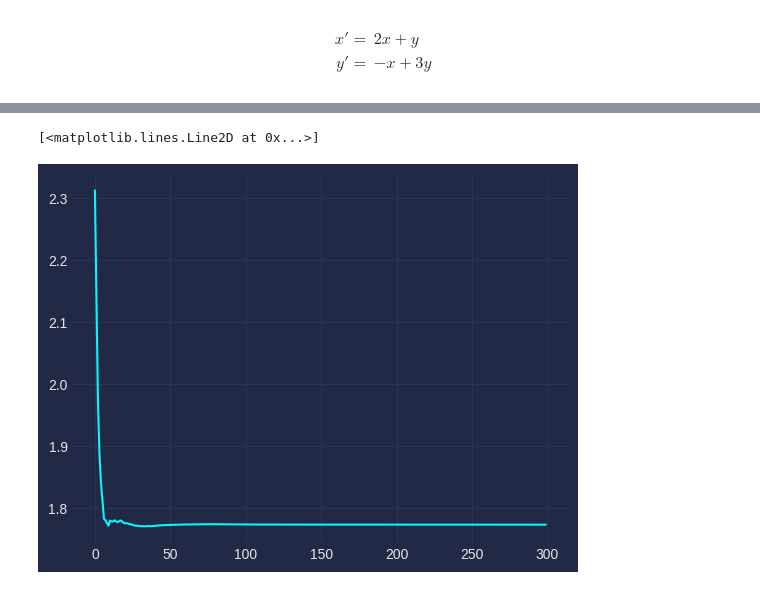
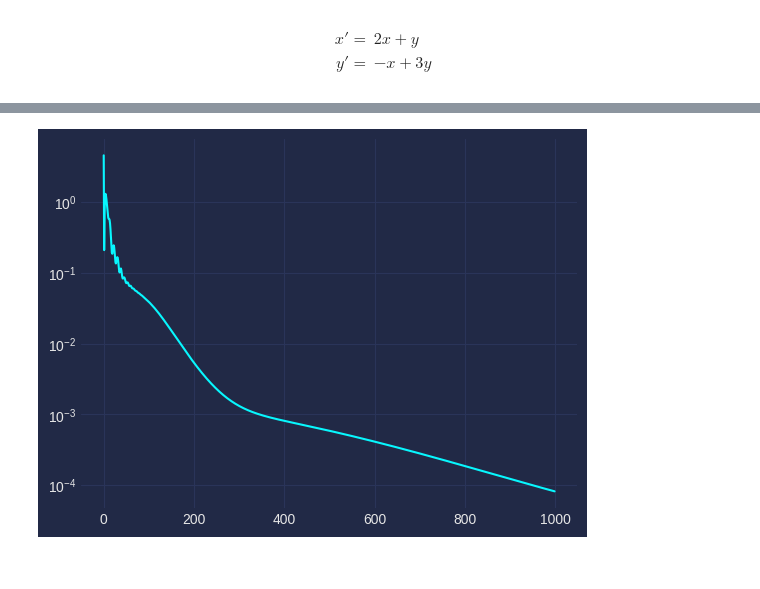
Before and after one commit to JuanDDiosRojas/NeuralNetworks, a Jupyter notebook: PINN/systems.ipynb, the cells around one changed output, grey strips where cells are left out. Cells and saved outputs as stored; diff of their text form; code cells hidden in the pictures.

```diff
--- a/PINN/systems.ipynb
+++ b/PINN/systems.ipynb
@@ -123,7 +168,7 @@ Sequential(
 )
 # %%
 #The domain and the batch for the training
-ti=0.0
-tf=10.0
+ti=-12.0
+tf=0.0
 
-t=torch.linspace(ti,tf,30).view(-1,1)
+t=torch.linspace(ti,tf,100).view(-1,1)
@@ -154,11 +199,11 @@ tensor([[-0.0186],
 # %%
 #reparam of the solution to meet the initial conditions
-init_conditions=torch.tensor([[1.5,1.0]])
+init_conditions=torch.tensor([[0.0005,0.3,0.7]], requires_grad=True)
 
 def Param(t,x0=init_conditions,net=ANN):
     #out = net(T)
     #b=1-torch.exp(ti-T[:,0])
     #return torch.reshape(T[:,1],out.size()) + b*out
     #return T[:,1].view(-1,1) + a.view(-1,1) +b.view(-1,1)**2 * out
-    return x0 + (1.0-torch.exp(ti-t))*net(t)
-    #return x0 + b.view(-1,1) * out
+    return x0 + (1.0-torch.exp(t))*net(t)
+    #return x0 + b.view(-1,1) * out}
@@ -330,3 +228,29 @@ tensor(1.5035, grad_fn=<LinalgVectorNormBackward0>)
+# %%
+g_r = 4.0/3.0
+g_m = 1.0
+g_l = 0.0
+
+def cost(t):
+    t.requires_grad=True
+    Or=Param(t)[:,0].view(-1,1)
+    Om=Param(t)[:,1].view(-1,1)
+    Ol=Param(t)[:,2].view(-1,1)
+
+    D_Or = nth_derivative(Param,t, 0, 0,1)
+    D_Om = nth_derivative(Param,t, 1, 0,1)
+    D_Ol = nth_derivative(Param,t, 2, 0,1)
+
+    pi = g_l*Ol + g_r*Or + g_m*Om
+
+    # a=torch.linalg.norm(D_Ol - 3*(pi - g_l)*Ol )**2
+    # b=torch.linalg.norm(D_Or - 3*(pi - g_r)*Or )**2
+    # c=torch.linalg.norm(D_Om - 3*(pi - g_m)*Om )**2
+
+    a=torch.mean((D_Ol - 3*(pi - g_l)*Ol )**2)
+    b=torch.mean((D_Or - 3*(pi - g_r)*Or )**2)
+    c=torch.mean((D_Om - 3*(pi - g_m)*Om )**2)
+
+    return  a + b + c
 # %%
 cost(t)
 # %% [output]
@@ -334,5 +258,6 @@ tensor(2.3125, grad_fn=<AddBackward0>)
 # %%
 learning_rate=0.01
-epocas=300
+epocas=1000
 
-optimizer = torch.optim.Adam(ANN.parameters(), lr=learning_rate, weight_decay=0.1)
+
+optimizer = torch.optim.Adam(ANN.parameters(), lr=learning_rate)
@@ -339,24 +266,24 @@ optimizer = torch.optim.Adam(ANN.parameters(), lr=learning_rate, weight_decay=0.
 # %%
 #loop de entrenamiendo
 pbar = tqdm.tqdm(range(epocas), desc="Training",  colour='cyan', ncols=100)
 
 errores=[]
 for i in pbar:
     l=cost(t) #coste
     #l=torch.nn.MSELoss(Param(T))
     l.backward() #gradiente
     optimizer.step() #se actualizan los parámetros
     optimizer.zero_grad() #vacíamos el gradiente
     #print('época=%.2f , loss=%.2f'%(i,l))
     errores.append(float(l))
     #tqdm.set_description('época: %d , loss: %.2f' % (i, l.item()))
     pbar.set_postfix({'loss': l.item()})
     #pbar.set_refresh(50)
     #tqdm.set_description("Training")
     #print('época=%.2f , loss=%.2f'%(i,l))
 
 plt.plot(range(epocas),errores)
+plt.yscale('log')
 # %% [output]
-[<matplotlib.lines.Line2D at 0x...>]
-[figure, old version]
+[figure, new version]
 # %%
```
Also changed, not shown: parts of 31 cells of this notebook, 7 other files.
